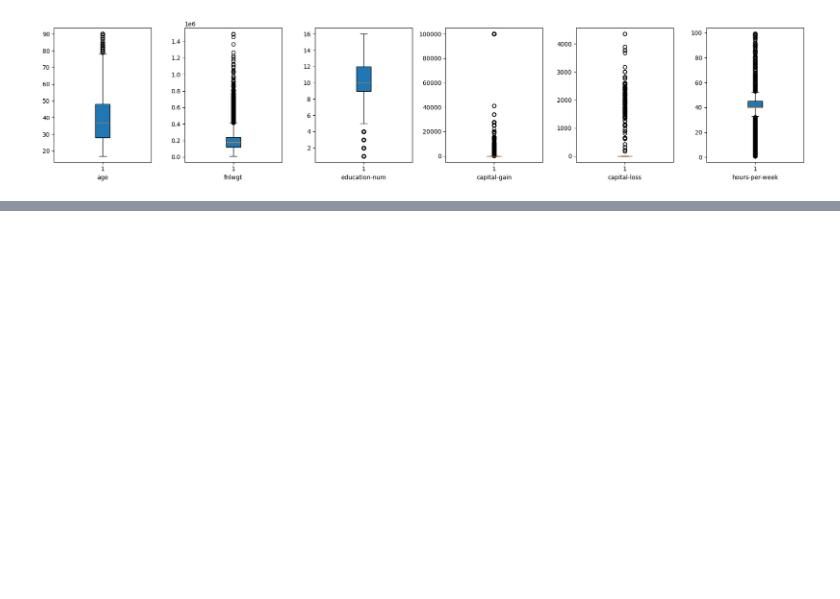
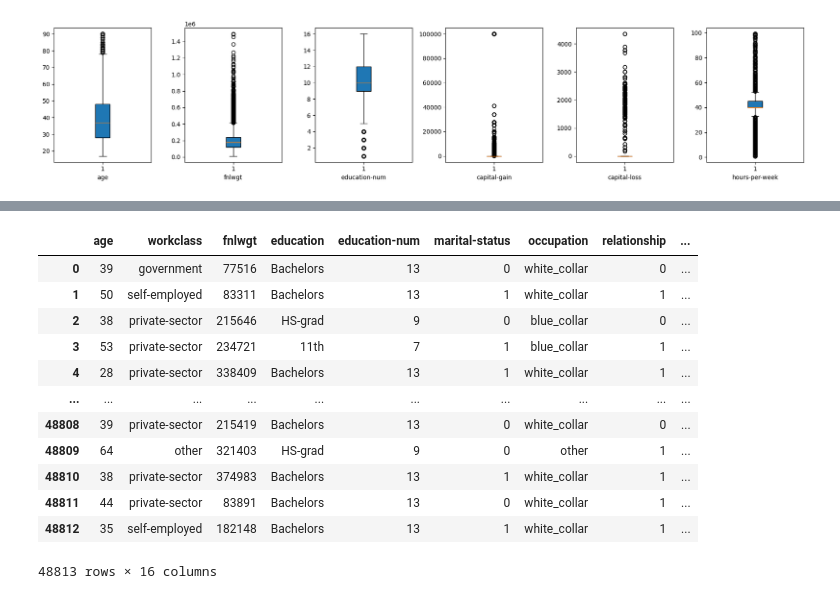
Before and after one commit to kristofwillen/datascience-engie-dssl25, a Jupyter notebook: 1-eda.ipynb, the cells around one changed output, grey strips where cells are left out. Drawn from its saved outputs; the diff is of its cells as text; code cells hidden in the pictures; blank space fills up the shorter version.

Commit message:
added grouping

```diff
--- a/1-eda.ipynb
+++ b/1-eda.ipynb
@@ -436,0 +602,23 @@ plt.show()
+# %%
+df["workclass"] = df["workclass"].apply(group_workclass)
+df["marital-status"] = df["marital-status"].apply(groupped_marital_stat)
+df["occupation"] = df["occupation"].apply(groupped_occupation)
+df["relationship"] = df["relationship"].apply(group_relationship)
+df['race'] = df['race'].apply(group_race)
+df['continent'] = df['native-country'].map(continent_map)
+# %%
+display(df)
+# %% [output]
+|  | age | workclass | fnlwgt | education | education-num | marital-status | occupation | relationship | ... |
+| 0 | 39 | government | 77516 | Bachelors | 13 | 0 | white_collar | 0 | ... |
+| 1 | 50 | self-employed | 83311 | Bachelors | 13 | 1 | white_collar | 1 | ... |
+| 2 | 38 | private-sector | 215646 | HS-grad | 9 | 0 | blue_collar | 0 | ... |
+| 3 | 53 | private-sector | 234721 | 11th | 7 | 1 | blue_collar | 1 | ... |
+| 4 | 28 | private-sector | 338409 | Bachelors | 13 | 1 | white_collar | 1 | ... |
+| ... | ... | ... | ... | ... | ... | ... | ... | ... | ... |
+| 48808 | 39 | private-sector | 215419 | Bachelors | 13 | 0 | white_collar | 0 | ... |
+| 48809 | 64 | other | 321403 | HS-grad | 9 | 0 | other | 1 | ... |
+| 48810 | 38 | private-sector | 374983 | Bachelors | 13 | 1 | white_collar | 1 | ... |
+| 48811 | 44 | private-sector | 83891 | Bachelors | 13 | 0 | white_collar | 1 | ... |
+| 48812 | 35 | self-employed | 182148 | Bachelors | 13 | 1 | white_collar | 1 | ... |
+48813 rows × 16 columns
```
Also changed, not shown: parts of 8 cells of this notebook.
